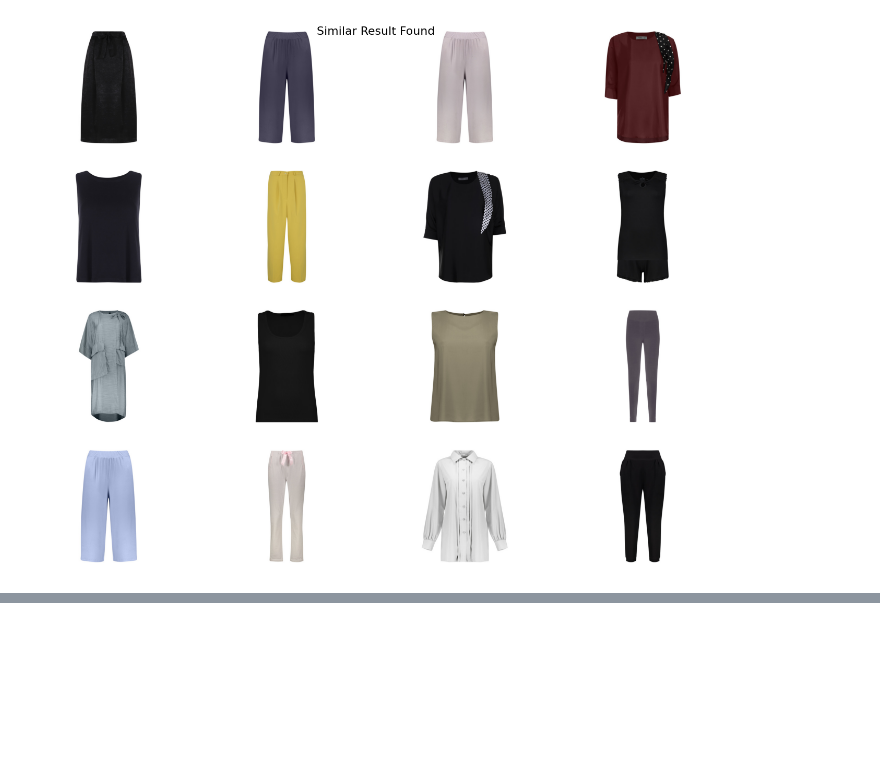
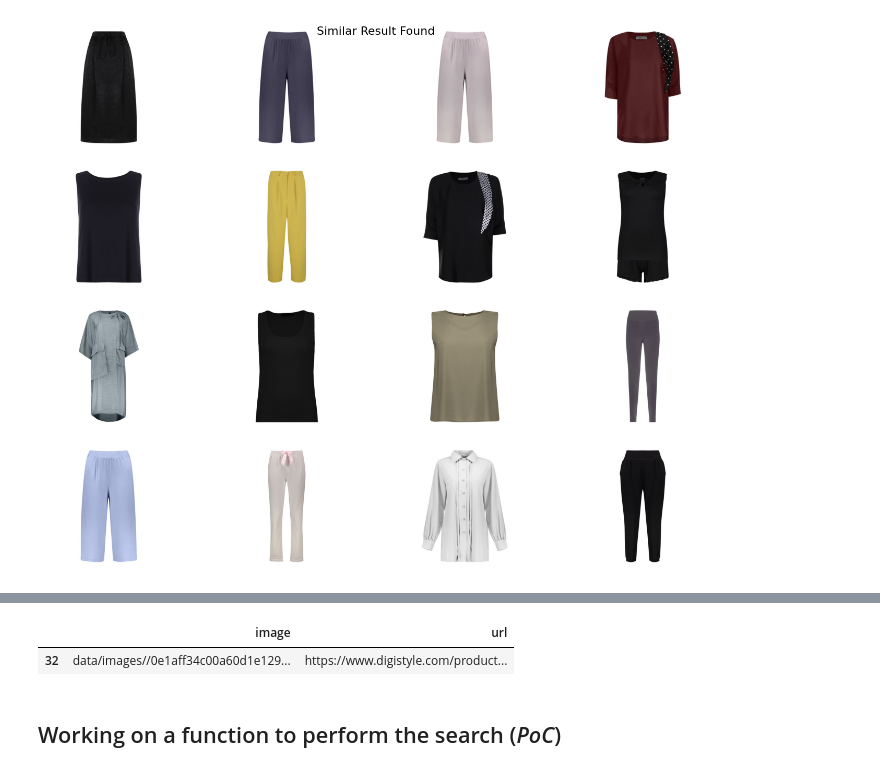
Before and after one commit to prp-e/oss_visual_search, a Jupyter notebook: notebooks/Visual Search Lab.ipynb, the cells around one changed output, grey strips where cells are left out. Cells and saved outputs as stored; diff of their text form; code cells hidden in the pictures; blank space fills up the shorter version.

```diff
--- a/notebooks/Visual Search Lab.ipynb
+++ b/notebooks/Visual Search Lab.ipynb
@@ -126,0 +127,7 @@ df.head()
+# %%
+df.loc[df['image'] == 'data/images//0e1aff34c00a60d1e129c84060401d36b8d88fab_1645878892.jpg']
+# %% [output]
+|  | image | url |
+| 32 | data/images//0e1aff34c00a60d1e129... | https://www.digistyle.com/product... |
+# %% [markdown]
+## Working on a function to perform the search (_PoC_)
```
Also changed, not shown: parts of 12 cells of this notebook.
